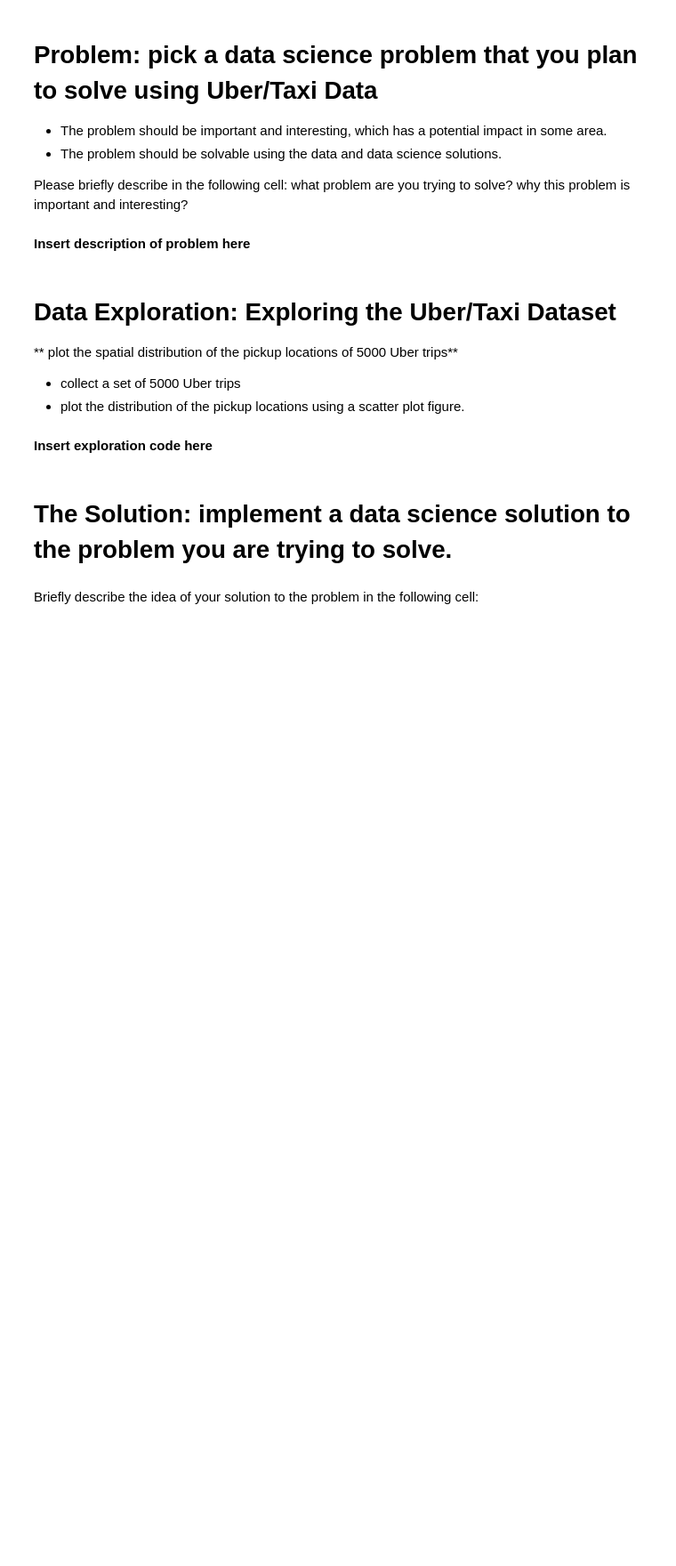
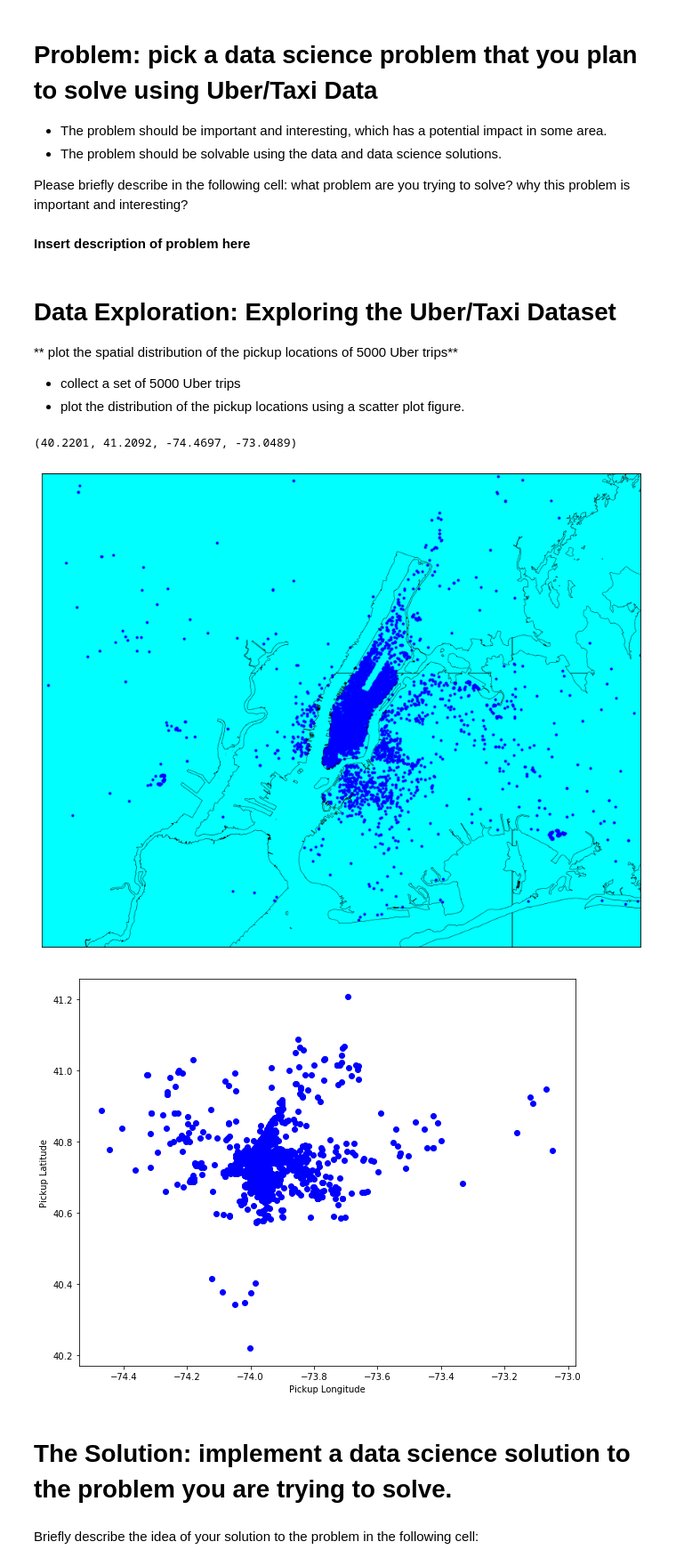
Before and after one commit to dontirun/DS3001-Case-4, a Jupyter notebook: case4.ipynb, the cells around one changed output. Shown at 89% size. Saved outputs shown, nothing was run; the diff lists cells and outputs as text; code cells hidden in the pictures; blank space fills up the shorter version.

Commit message:
Added map of Uber pickup locations.

```diff
--- a/case4.ipynb
+++ b/case4.ipynb
@@ -25,8 +25,57 @@ __Insert description of problem here__
 ** plot the spatial distribution of the pickup locations of 5000 Uber trips**
 * collect a set of 5000 Uber trips
 * plot the distribution of the pickup locations using a scatter plot figure.
-# %% [markdown]
-__Insert exploration code here__
+# %%
+import csv
+import matplotlib.pyplot as plt
+import numpy
+from mpl_toolkits.basemap import Basemap
+
+with open('data/uber-raw-data-sep14.csv') as infile:
+    reader = csv.DictReader(infile)
+    pickups_lat = []
+    pickups_long = []
+    i = 0
+    for line in reader:
+        pickups_lat.append(float(line['Lat']))
+        pickups_long.append(float(line['Lon']))
+        i += 1
+
+        if i > 10000:
+            break
+
+print (min(pickups_lat),
+           max(pickups_lat),
+           min(pickups_long),
+           max(pickups_long))
+
+plt.figure(figsize=(15,15))
+map = Basemap(projection='mill',
+            llcrnrlat = 40.55,
+            llcrnrlon = -74.3,
+            urcrnrlat = 40.95,
+            urcrnrlon = -73.7,
+            resolution='l')
+
+# Set up map
+map.drawmapboundary(fill_color = 'aqua')
+#map.fillcontinents(color = 'coral', lake_color = 'aqua')
+#map.drawcoastlines()
+map.readshapefile('new-york_new-york/new-york_new-york_water_coast', 'nyc')
+
+x,y = map(pickups_long, pickups_lat)
+map.scatter(x,y, marker = '.', color = 'b', )
+
+
+plt.figure(figsize=(10, 8))
+plt.plot(pickups_long, pickups_lat, 'bo')
+plt.ylabel('Pickup Latitude')
+plt.xlabel('Pickup Longitude')
+plt.show()
+# %% [output]
+(40.2201, 41.2092, -74.4697, -73.0489)
+[figure, added]
+[figure, added]
 # %% [markdown]
 # The Solution: implement a data science solution to the problem you are trying to solve.
 # %% [markdown]
```
Also changed, not shown: 8 other files.
